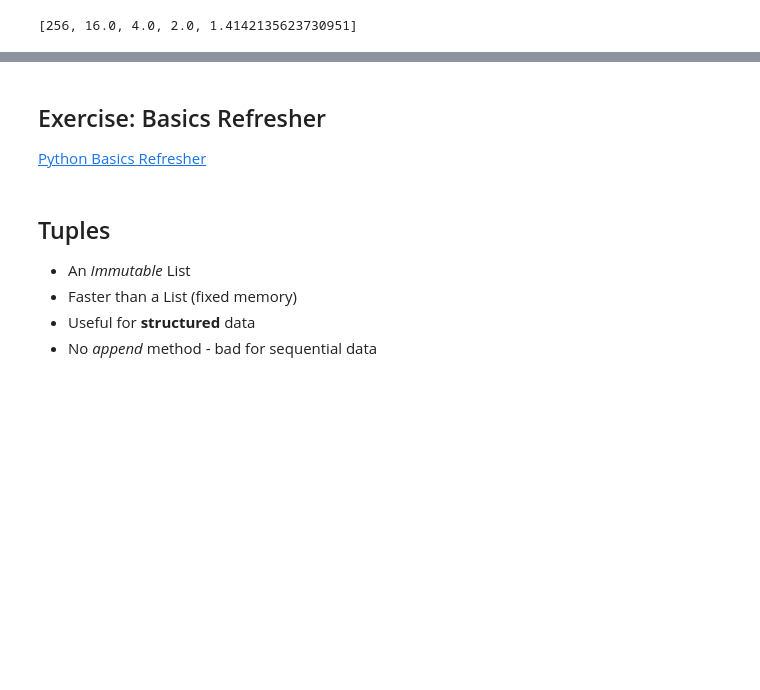
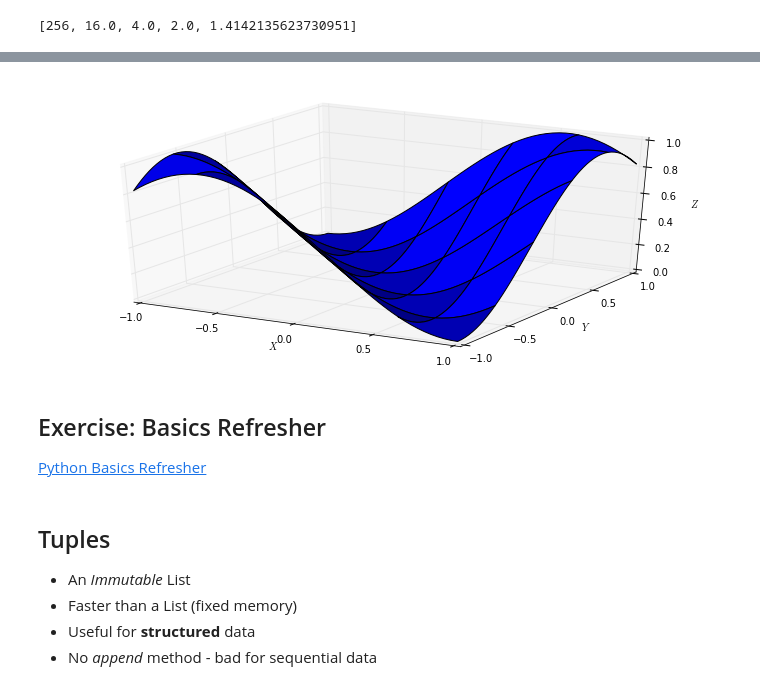
Before and after one commit to ngcm/summer-academy-2016-basics, a Jupyter notebook: Intermediate_Python/index.ipynb, the cells around one changed output, grey strips where cells are left out. Saved outputs shown, nothing was run; the diff lists cells and outputs as text; code cells hidden in the pictures; blank space fills up the shorter version.

```diff
--- a/Intermediate_Python/index.ipynb
+++ b/Intermediate_Python/index.ipynb
@@ -185,3 +298,20 @@ import matplotlib.pyplot as plt
+# %%
+x = np.linspace(-1,1)
+y = np.linspace(-1,1)
+X,Y = np.meshgrid(x,y)
+Z = np.sin(X+Y)**2
+# %%
+from mpl_toolkits.mplot3d import Axes3D
+fig = plt.figure(figsize=(12,5))
+ax = fig.gca(projection='3d')
+surf = ax.plot_surface(X, Y, Z)
+ax.set_xlabel(r'$X$')
+ax.set_ylabel(r'$Y$')
+ax.set_zlabel(r'$Z$')
+
+plt.show()
+# %% [output]
+[figure, added]
 # %%
 # Live coding Bay....
 # %% [markdown]
```
Also changed, not shown: parts of 72 cells of this notebook.
